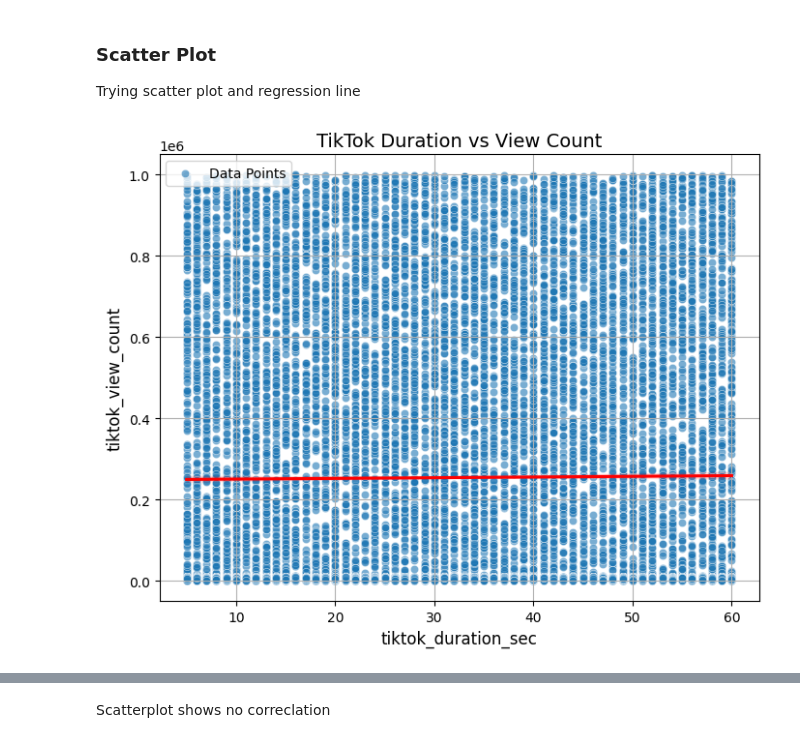
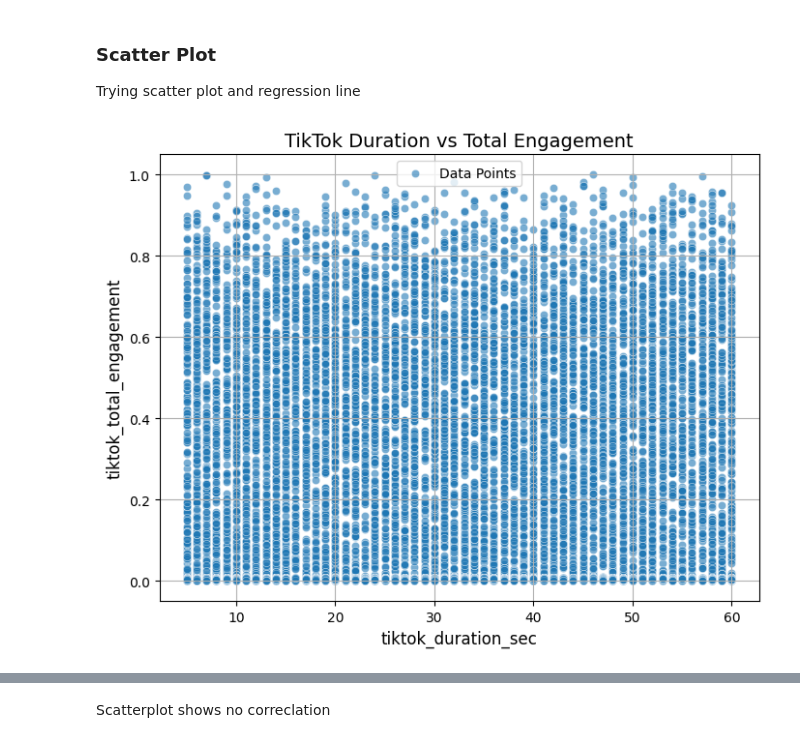
Before and after one commit to Takosaga/fall_24, a Jupyter notebook: big_data/coursework_assignment/3_dashboard.ipynb, the cells around one changed output, grey strips where cells are left out. Saved outputs shown, nothing was run; the diff lists cells and outputs as text; code cells hidden in the pictures.

```diff
--- a/big_data/coursework_assignment/3_dashboard.ipynb
+++ b/big_data/coursework_assignment/3_dashboard.ipynb
@@ -109,0 +179,12 @@ plt.hist(data_to_plot, bins=30)
+# %%
+# only features to normalize
+tiktok_df_secs = tiktok_df["tiktok_duration_sec"]
+tiktok_df = tiktok_df.drop('tiktok_duration_sec', axis=1)
+# %%
+# df with normlized values
+scaler = MinMaxScaler()
+tiktok_norm_df = scaler.fit_transform(tiktok_df)
+# %%
+# inserting secs into df
+tiktok_norm_df = pd.DataFrame(tiktok_norm_df, columns=tiktok_df.columns)
+tiktok_norm_df['tiktok_duration_sec'] = tiktok_df_secs
@@ -121,11 +231,7 @@ def scatter_with_regression(data, x_col, y_col, title):
     # Scatterplot with label
     scatter = sns.scatterplot(data=data, x=x_col, y=y_col, alpha=0.6, label="Data Points")
 
-    # Regression plot with label
-    regplot = sns.regplot(
-        data=data, x=x_col, y=y_col, scatter=False,
-        color="red", line_kws={"label": "Regression Line"}
-    )
+
 
     plt.title(title, fontsize=14)
     plt.xlabel(x_col, fontsize=12)
@@ -134,6 +240,6 @@ def scatter_with_regression(data, x_col, y_col, title):
     plt.show()
 # %%
 # Generate plots for tiktok data
-scatter_with_regression(tiktok_df, 'tiktok_duration_sec', 'tiktok_view_count', 'TikTok Duration vs View Count')
+scatter_with_regression(tiktok_norm_df, 'tiktok_duration_sec', 'tiktok_total_engagement', 'TikTok Duration vs Total Engagement')
 # %% [output]
-[figure, old version]
+[figure, new version]
```
Also changed, not shown: parts of 24 cells of this notebook.
